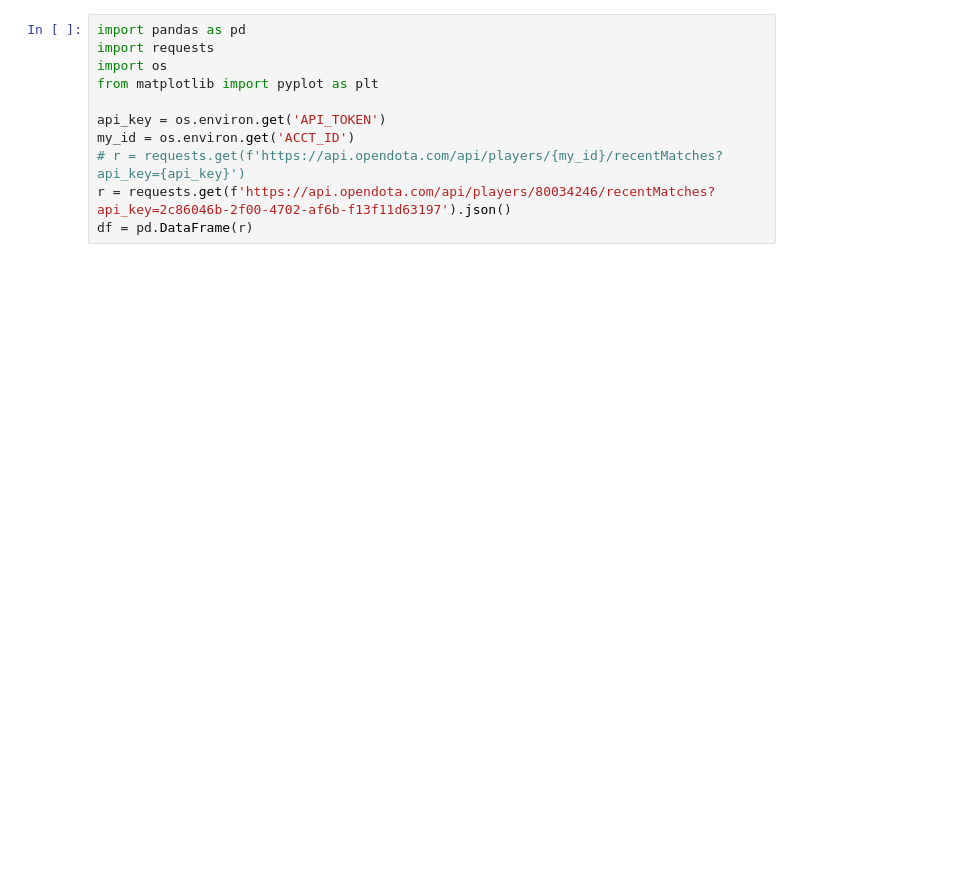
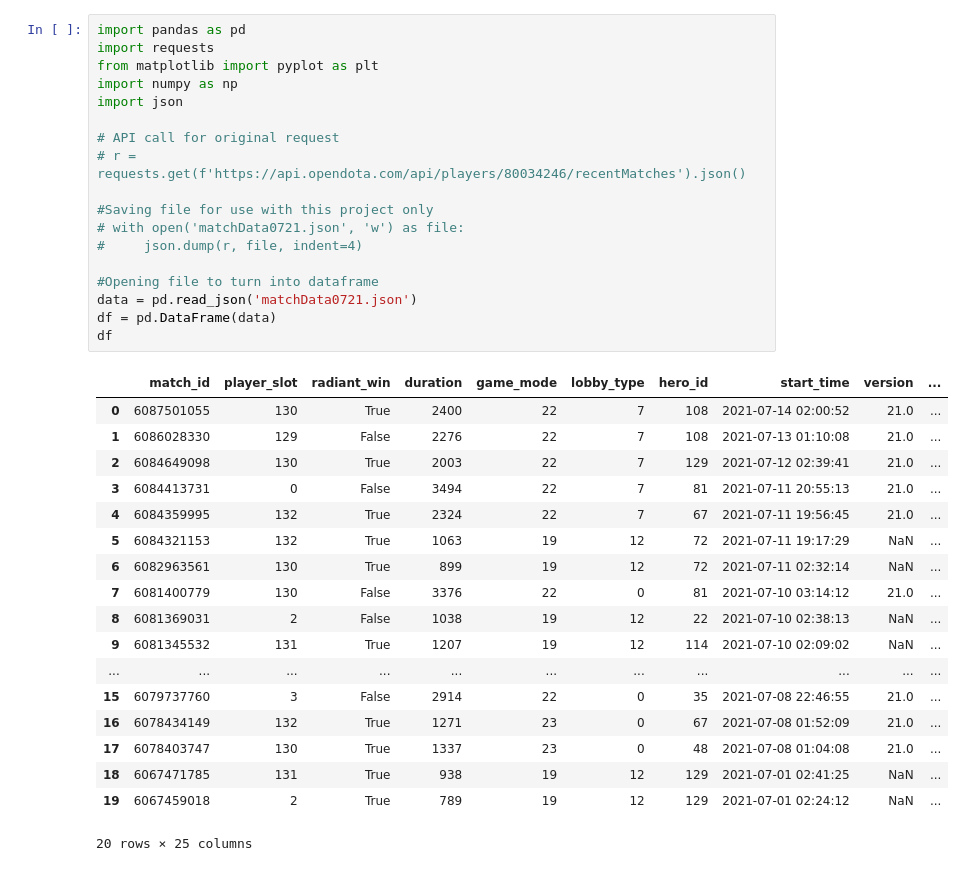
Before and after one commit to tburto33/dota-data, a Jupyter notebook: dotaData.ipynb, the cells around one changed output. Saved outputs shown, nothing was run; the diff lists cells and outputs as text; blank space fills up the shorter version.

```diff
--- a/dotaData.ipynb
+++ b/dotaData.ipynb
@@ -1,12 +1,38 @@
-# %%
-import pandas as pd
-import requests
-import os
-from matplotlib import pyplot as plt
-
-api_key = os.environ.get('API_TOKEN')
-my_id = os.environ.get('ACCT_ID')
-# r = requests.get(f'https://api.opendota.com/api/players/{my_id}/recentMatches?api_key={api_key}')
-r = requests.get(f'https://api.opendota.com/api/players/80034246/recentMatches?api_key=2c86046b-2f00-4702-af6b-f13f11d63197').json()
-df = pd.DataFrame(r)
+# %%
+import pandas as pd
+import requests
+from matplotlib import pyplot as plt
+import numpy as np
+import json
+
+# API call for original request
+# r = requests.get(f'https://api.opendota.com/api/players/80034246/recentMatches').json()
+
+#Saving file for use with this project only
+# with open('matchData0721.json', 'w') as file:
+#     json.dump(r, file, indent=4)
+
+#Opening file to turn into dataframe
+data = pd.read_json('matchData0721.json')
+df = pd.DataFrame(data)
+df
+# %% [output]
+|  | match_id | player_slot | radiant_win | duration | game_mode | lobby_type | hero_id | start_time | version | ... |
+| 0 | 6087501055 | 130 | True | 2400 | 22 | 7 | 108 | 2021-07-14 02:00:52 | 21.0 | ... |
+| 1 | 6086028330 | 129 | False | 2276 | 22 | 7 | 108 | 2021-07-13 01:10:08 | 21.0 | ... |
+| 2 | 6084649098 | 130 | True | 2003 | 22 | 7 | 129 | 2021-07-12 02:39:41 | 21.0 | ... |
+| 3 | 6084413731 | 0 | False | 3494 | 22 | 7 | 81 | 2021-07-11 20:55:13 | 21.0 | ... |
+| 4 | 6084359995 | 132 | True | 2324 | 22 | 7 | 67 | 2021-07-11 19:56:45 | 21.0 | ... |
+| 5 | 6084321153 | 132 | True | 1063 | 19 | 12 | 72 | 2021-07-11 19:17:29 | NaN | ... |
+| 6 | 6082963561 | 130 | True | 899 | 19 | 12 | 72 | 2021-07-11 02:32:14 | NaN | ... |
+| 7 | 6081400779 | 130 | False | 3376 | 22 | 0 | 81 | 2021-07-10 03:14:12 | 21.0 | ... |
+| 8 | 6081369031 | 2 | False | 1038 | 19 | 12 | 22 | 2021-07-10 02:38:13 | NaN | ... |
+| 9 | 6081345532 | 131 | True | 1207 | 19 | 12 | 114 | 2021-07-10 02:09:02 | NaN | ... |
+| ... | ... | ... | ... | ... | ... | ... | ... | ... | ... | ... |
+| 15 | 6079737760 | 3 | False | 2914 | 22 | 0 | 35 | 2021-07-08 22:46:55 | 21.0 | ... |
+| 16 | 6078434149 | 132 | True | 1271 | 23 | 0 | 67 | 2021-07-08 01:52:09 | 21.0 | ... |
+| 17 | 6078403747 | 130 | True | 1337 | 23 | 0 | 48 | 2021-07-08 01:04:08 | 21.0 | ... |
+| 18 | 6067471785 | 131 | True | 938 | 19 | 12 | 129 | 2021-07-01 02:41:25 | NaN | ... |
+| 19 | 6067459018 | 2 | True | 789 | 19 | 12 | 129 | 2021-07-01 02:24:12 | NaN | ... |
+20 rows × 25 columns
 # %%
```
Also changed, not shown: parts of 6 cells of this notebook, 6 other files.
